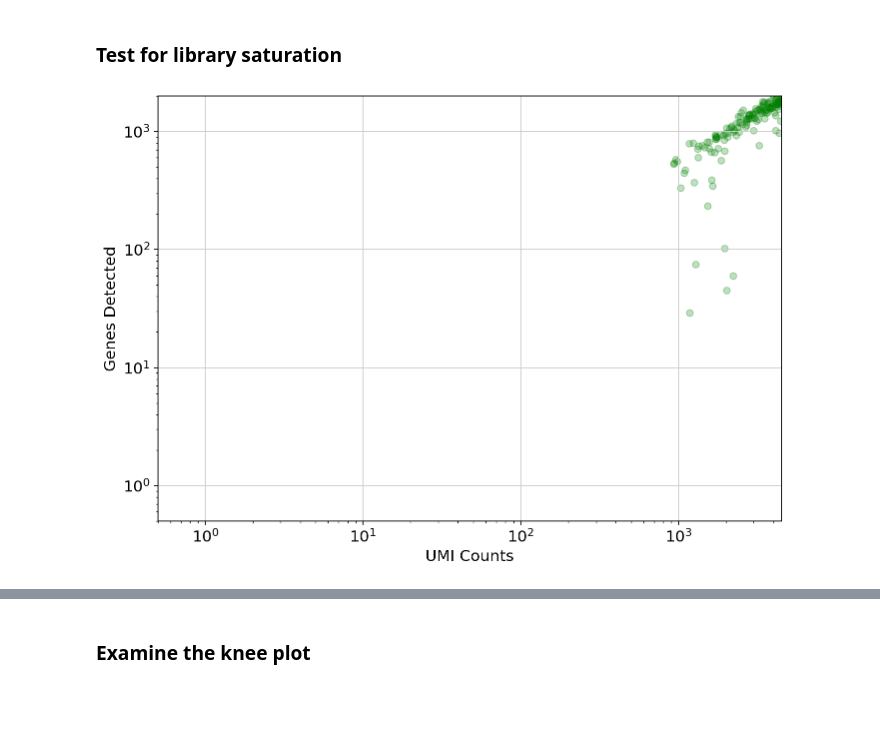
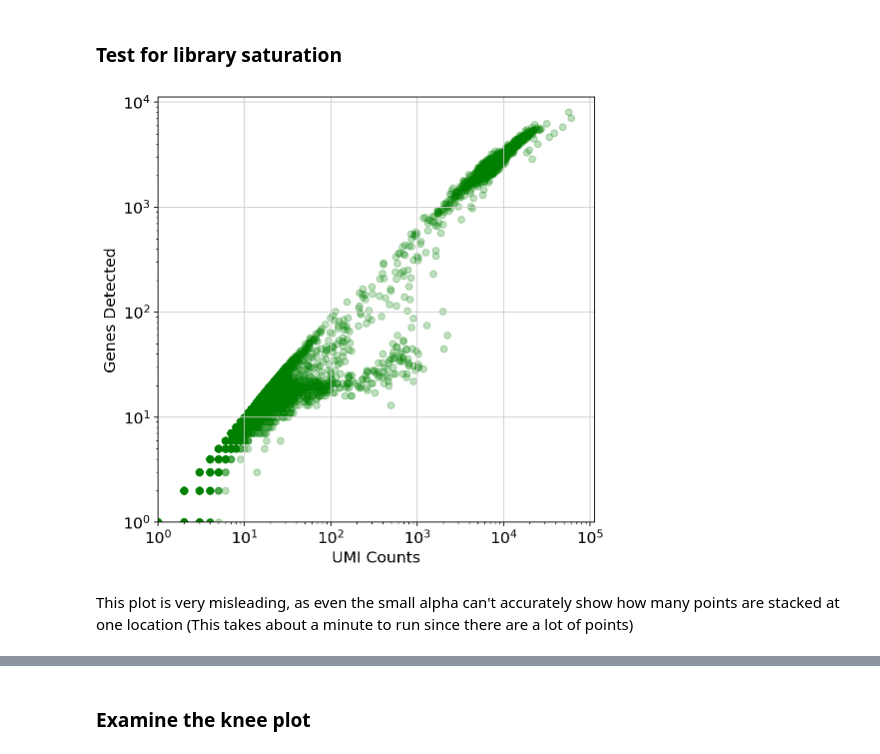
Before and after one commit to pachterlab/kallistobustools, a Jupyter notebook: notebooks/kb_atlas_annotation_Scanpy.ipynb, the cells around one changed output, grey strips where cells are left out. Drawn from its saved outputs; the diff is of its cells as text; code cells hidden in the pictures; blank space fills up the shorter version.

```diff
--- a/notebooks/kb_atlas_annotation_Scanpy.ipynb
+++ b/notebooks/kb_atlas_annotation_Scanpy.ipynb
@@ -190,3 +160,17 @@ adata.var_names_make_unique()  # this is unnecessary if using `var_names='gene_i
+# %%
+# load the unfiltered matrix
+results_file = 'pbmc1k.h5ad'  # the file that will store the analysis results
+adata = anndata.read_h5ad("output/counts_unfiltered/adata.h5ad")
+adata.var["gene_id"] = adata.var.index.values
+
+t2g = pd.read_csv("t2g.txt", header=None, names=["tid", "gene_id", "gene_name"], sep="\t")
+t2g.index = t2g.gene_id
+t2g = t2g.loc[~t2g.index.duplicated(keep='first')]
+
+adata.var["gene_name"] = adata.var.gene_id.map(t2g["gene_name"])
+adata.var.index = adata.var["gene_name"]
+
+adata.var_names_make_unique()  # this is unnecessary if using `var_names='gene_ids'` in `sc.read_10x_mtx`
 # %%
 adata
 # %% [output]
@@ -213,18 +180,23 @@ plt.show()
 ### Test for library saturation
 # %%
 # Create a plot showing genes detected as a function of UMI counts.
-fig, ax = plt.subplots(figsize=(10, 7))
+fig, ax = plt.subplots(figsize=(7, 7))
 
-ax.scatter(np.asarray(adata.X.sum(axis=1))[:,0], np.asarray(np.sum(adata.X>0, axis=1))[:,0], color="green", alpha=0.25)
+x = np.asarray(adata.X.sum(axis=1))[:,0]
+y = np.asarray(np.sum(adata.X>0, axis=1))[:,0]
+
+ax.scatter(x, y, color="green", alpha=0.25)
 ax.set_xlabel("UMI Counts")
 ax.set_ylabel("Genes Detected")
 ax.set_xscale('log')
-ax.set_yscale('log', nonposy='clip')
+ax.set_yscale('log')
 
-ax.set_xlim((0.5, 4500))
-ax.set_ylim((0.5,2000))
+ax.set_xlim(1)
+ax.set_ylim(1)
 
 
 plt.show()
 # %% [output]
-[figure, old version]
+[figure, new version]
+# %% [markdown]
+This plot is very misleading, as even the small alpha can't accurately show how many points are stacked at one location (This takes about a minute to run since there are a lot of points)
```
Also changed, not shown: parts of 82 cells of this notebook.
